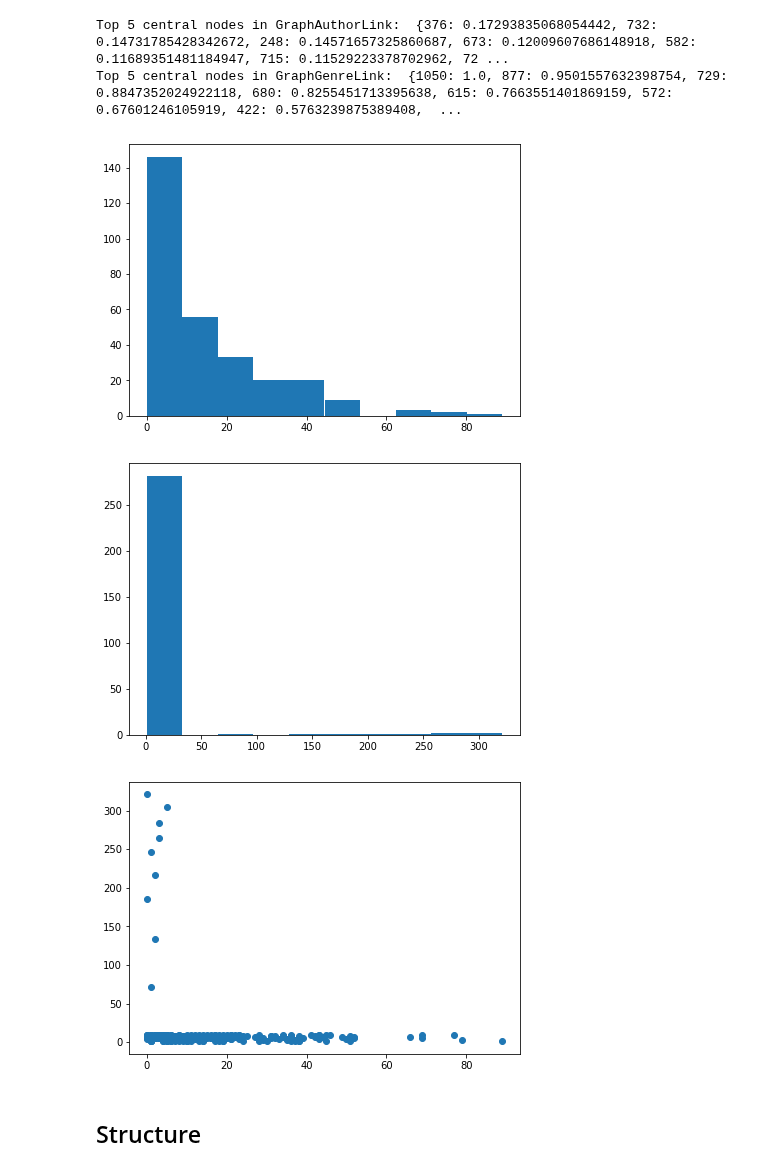
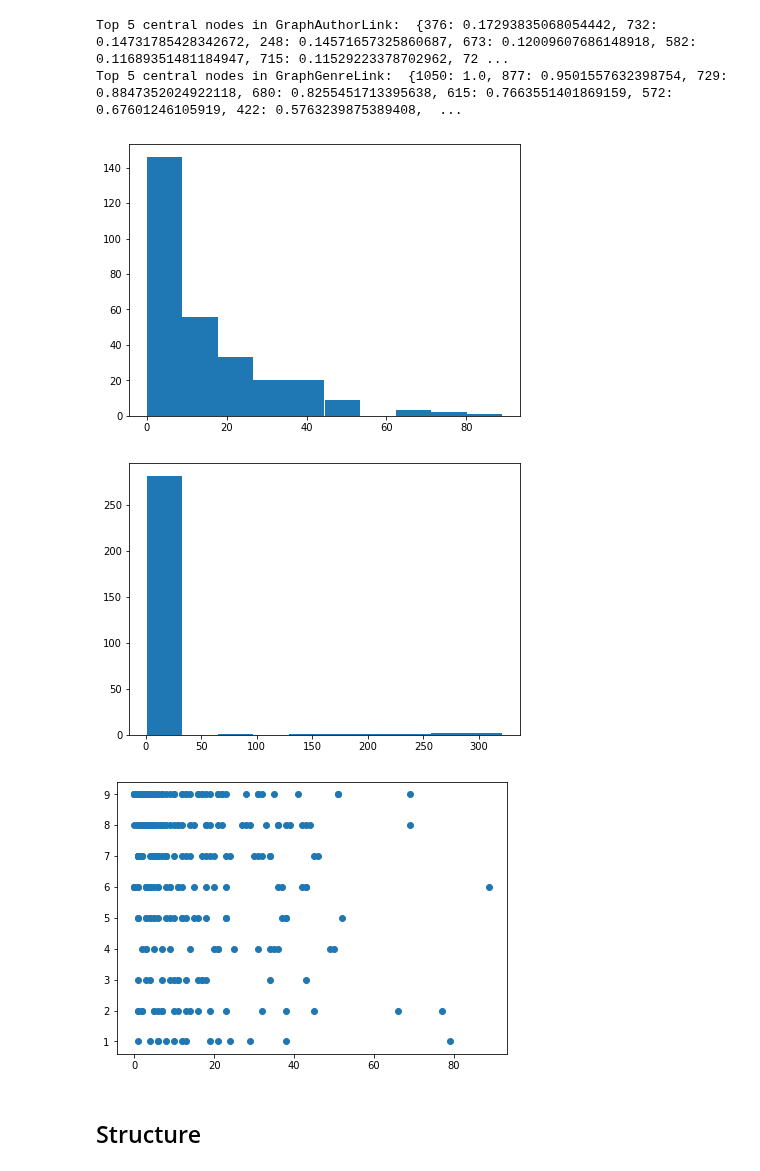
Before and after one commit to ChabiMax/author_network, a Jupyter notebook: Code/Graph_from_raw_data_Mat.ipynb, the cells around one changed output. Cells and saved outputs as stored; diff of their text form; code cells hidden in the pictures.

```diff
--- a/Code/Graph_from_raw_data_Mat.ipynb
+++ b/Code/Graph_from_raw_data_Mat.ipynb
@@ -341,26 +341,26 @@ degrees_genre = [degrees_genre[k] for k in degrees_genre if k in common_keys]
 # %%
 # Comparaison de la degree centrality des 2 graphes
 # Plot a histogram of the degree centrality distribution in GraphAuthorLink
 
 plt.rcParams['figure.figsize'] = [7, 5]
 plt.figure()
 plt.hist(degrees_auteur)
 plt.show()
 
 # Plot a histogram of the degree distribution in GraphGenreLink
 plt.figure()
 plt.hist(degrees_genre)
 plt.show()
 
 # Plot a scatter plot of the centrality distribution in both graphs
 plt.figure()
-plt.scatter(degrees_auteur,degrees_genre)
-# plt.scatter([degree for degree in degrees_auteur if degree < 50], [degree for degree in degrees_genre if degree < 50])
+# plt.scatter(degrees_auteur,degrees_genre)
+plt.scatter(degrees_auteur[:281], [degree for degree in degrees_genre if degree < 50])
 plt.show() # pas de corrélation
 # %% [output]
 [figure]
 [figure]
-[figure, old version]
+[figure, new version]
 # %% [markdown]
 ## Structure
 # %%
```
